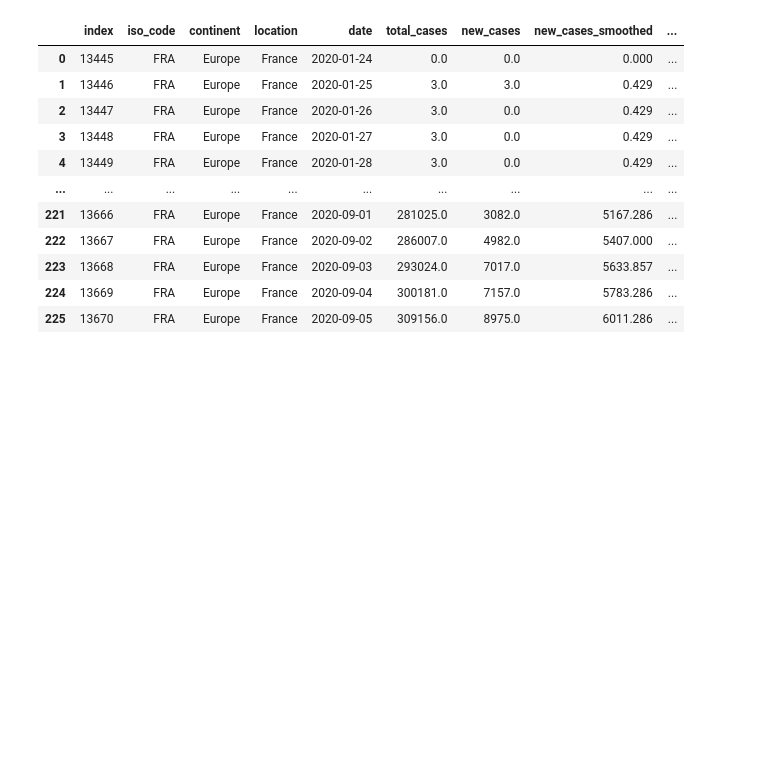
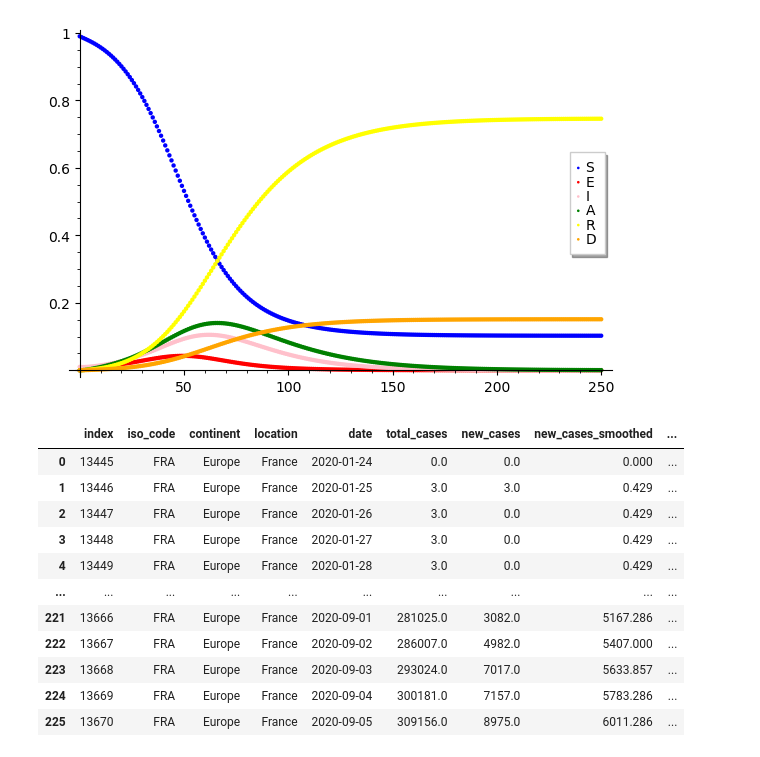
Before and after one commit to HannaRF/Modelagem-da-COVID-19-na-Franca, a Jupyter notebook: Simulações.ipynb, the cells around one changed output. Cells and saved outputs as stored; diff of their text form; code cells hidden in the pictures; blank space fills up the shorter version.

```diff
--- a/Simulações.ipynb
+++ b/Simulações.ipynb
@@ -18,9 +5,10 @@ $$\frac {dD}{dT}=\mu \cdot I(t)$$
 # %%
 def ODE (t,y,params):
-    S,E,I,R,D = y
-    lam,alfa,gama,mu = params
+    S,E,I,A,R,D = y
+    lam,alfa,p,theta,gama,mu = params
     return [-lam*S*I,
             lam*S*I - alfa*E,
-            alfa*E - gama*I - mu*I,
-            gama*I,
+            (1-p)*alfa*E - gama*I - mu*I,
+            p*alfa*E - theta*A,
+            gama*I + theta*A,
             mu*I ]
@@ -27,3 +49,16 @@ def ODE (t,y,params):
+# %%
+popFRA = 65e6
+def plot_sol(sol):
+    sim = get_sim_array(sol)
+    P = list_plot(sim[:,0],legend_label='S')
+    colors = ['blue','red','pink','green','yellow','orange','black','purple']
+    for i,var in enumerate(['E','I','A','R','D']):
+        P += list_plot(sim[:,i+1],color=colors[i+1],legend_label=var)
+
+    show(P)
+plot_sol(T.solution)
+# %% [output]
+[figure, added]
 # %%
 data = pd.read_csv("owid-covid-data.csv")
 data = data[data.iso_code=="FRA"]
```
Also changed, not shown: parts of 7 cells of this notebook.
